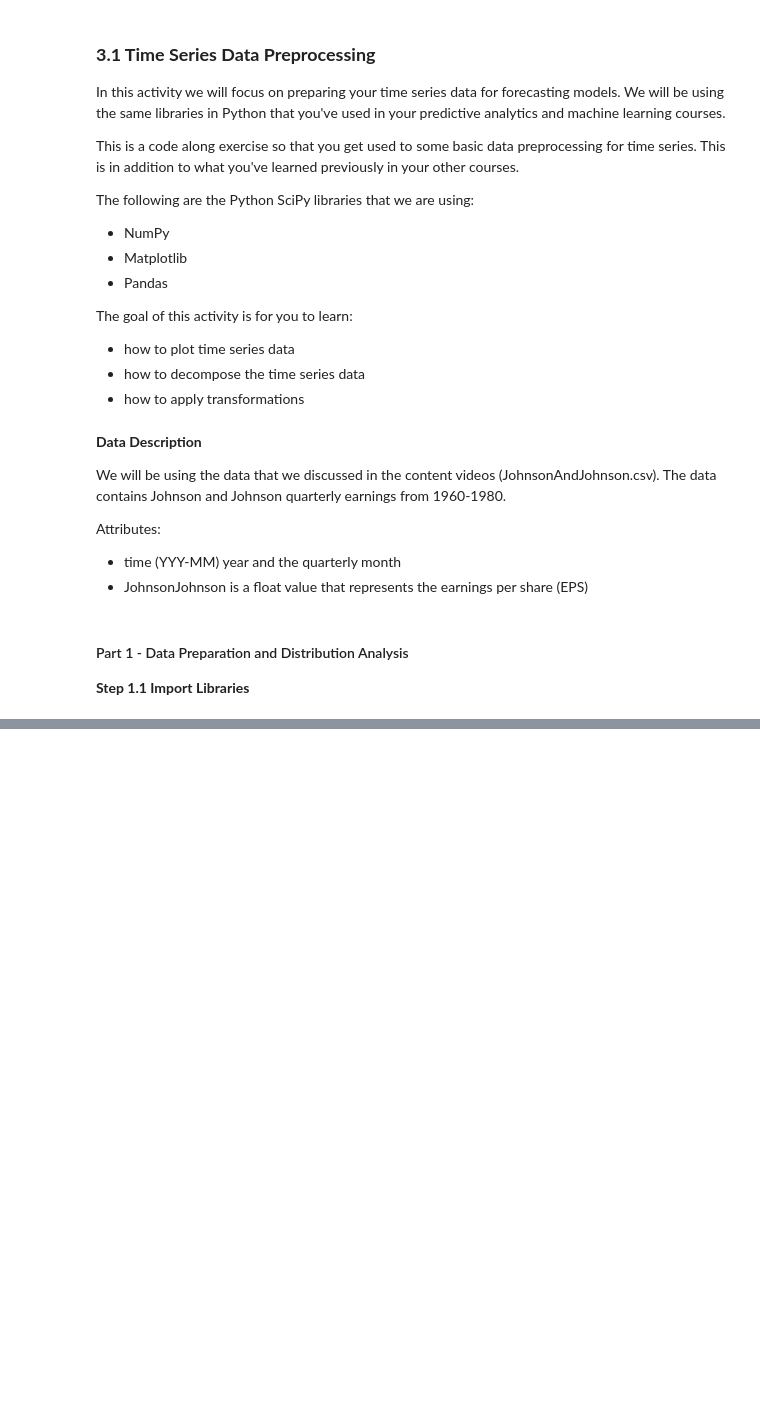
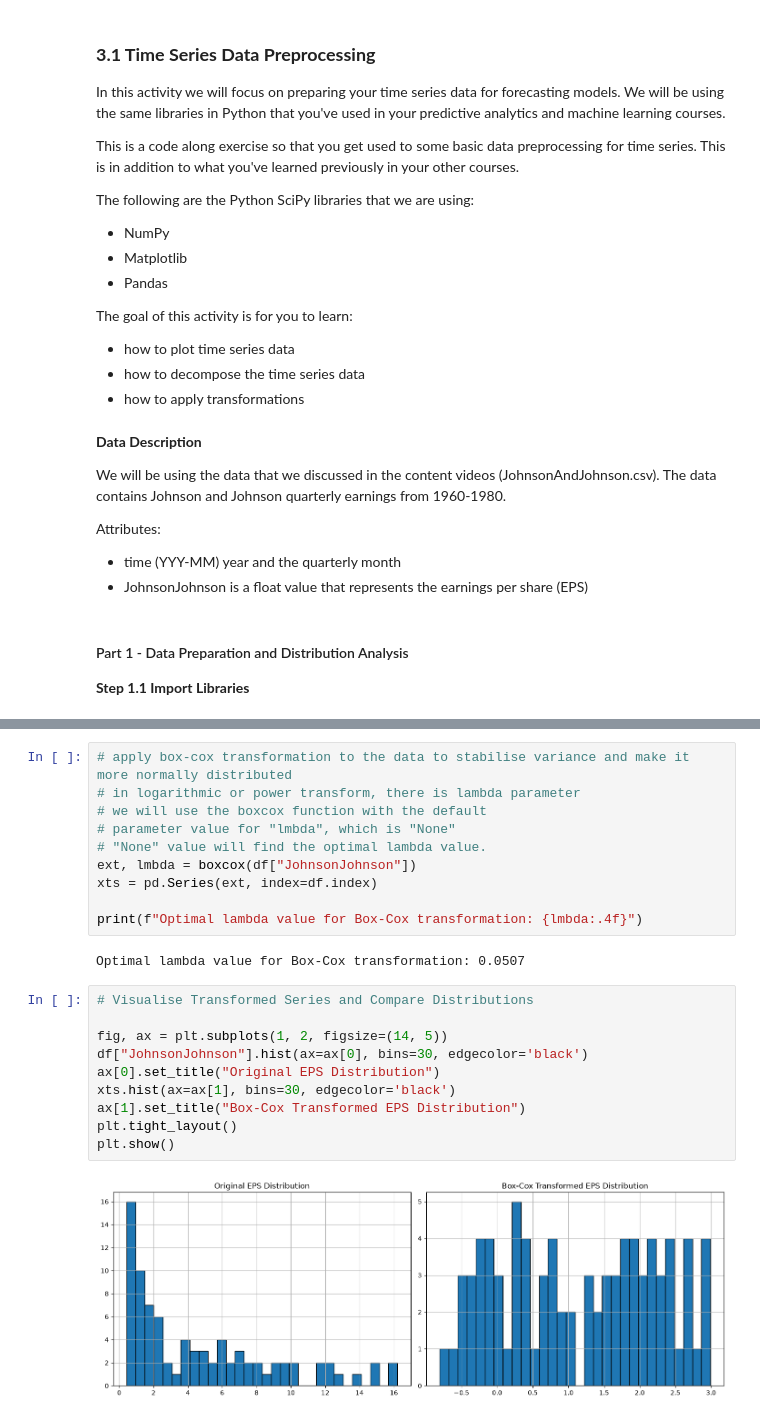
Before and after one commit to michaelhudson2205/INFO3022_Practicals, a Jupyter notebook: P3_1_Data_Processing.ipynb, the cells around one changed output, grey strips where cells are left out. Cells and saved outputs as stored; diff of their text form; blank space fills up the shorter version.

```diff
--- a/P3_1_Data_Processing.ipynb
+++ b/P3_1_Data_Processing.ipynb
@@ -33,0 +193,24 @@ from matplotlib.ticker import StrMethodFormatter
+# %%
+# apply box-cox transformation to the data to stabilise variance and make it more normally distributed
+# in logarithmic or power transform, there is lambda parameter
+# we will use the boxcox function with the default
+# parameter value for "lmbda", which is "None"
+# "None" value will find the optimal lambda value.
+ext, lmbda = boxcox(df["JohnsonJohnson"])
+xts = pd.Series(ext, index=df.index)
+
+print(f"Optimal lambda value for Box-Cox transformation: {lmbda:.4f}")
+# %% [output]
+Optimal lambda value for Box-Cox transformation: 0.0507
+# %%
+# Visualise Transformed Series and Compare Distributions
+
+fig, ax = plt.subplots(1, 2, figsize=(14, 5))
+df["JohnsonJohnson"].hist(ax=ax[0], bins=30, edgecolor='black')
+ax[0].set_title("Original EPS Distribution")
+xts.hist(ax=ax[1], bins=30, edgecolor='black')
+ax[1].set_title("Box-Cox Transformed EPS Distribution")
+plt.tight_layout()
+plt.show()
+# %% [output]
+[figure, added]
```
Also changed, not shown: parts of 19 cells of this notebook.
